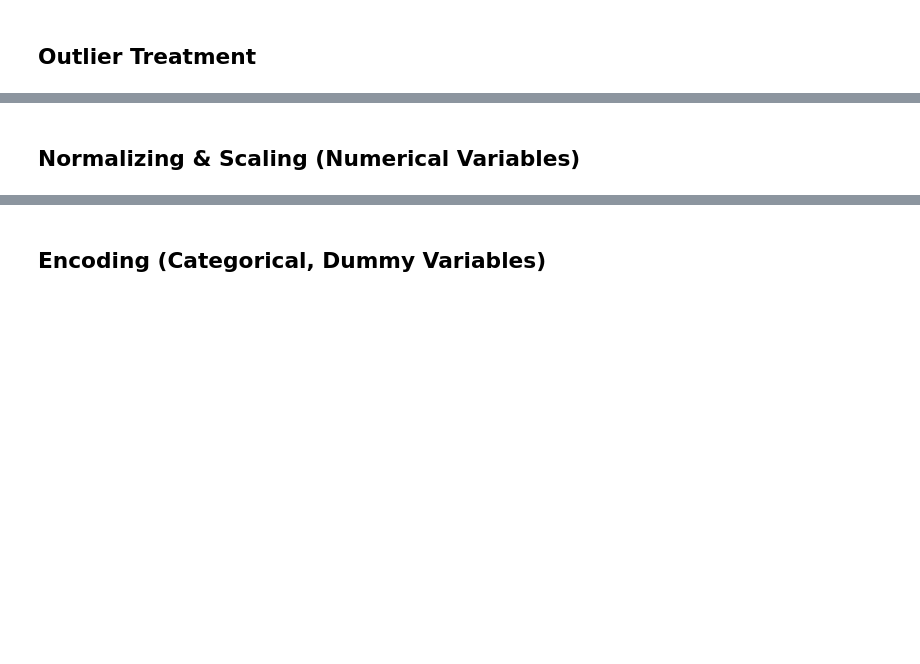
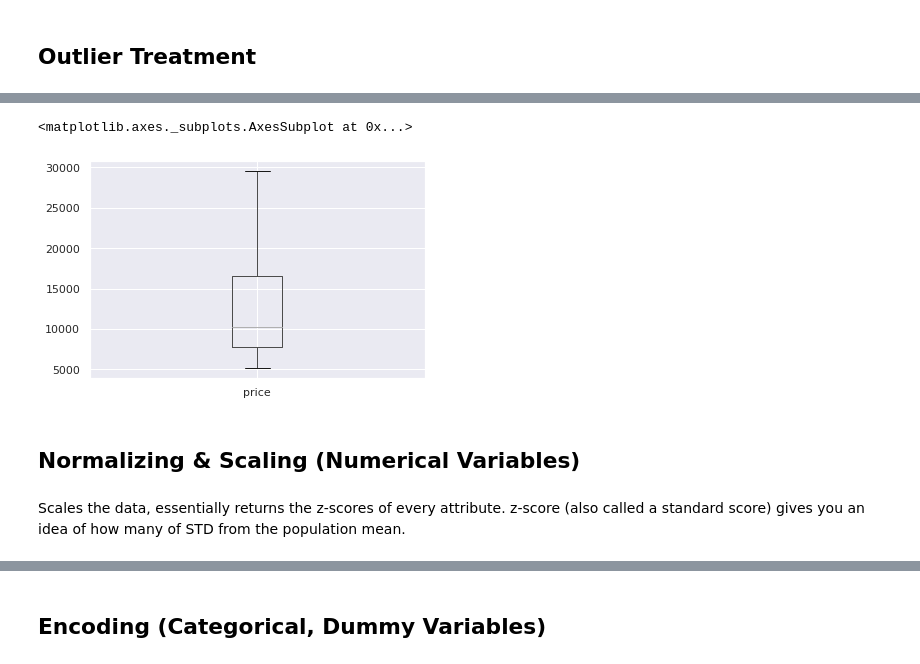
Before and after one commit to ZhangxjMia/Python, a Jupyter notebook: Exploratory_Data_Analysis_(EDA)_.ipynb, the cells around one changed output, grey strips where cells are left out. Cells and saved outputs as stored; diff of their text form; code cells hidden in the pictures; blank space fills up the shorter version.

```diff
--- a/Exploratory_Data_Analysis_(EDA)_.ipynb
+++ b/Exploratory_Data_Analysis_(EDA)_.ipynb
@@ -270,2 +337,24 @@ auto[auto.duplicated()] #it shows no duplicate data
+# %%
+# def remove_outlier(col)
+def remove_outlier(col):
+  sorted(col)
+  Q1, Q3 = col.quantile([0.25, 0.75])
+  IQR = Q3 - Q1
+  lower_range = Q1 - (1.5 * IQR)
+  upper_range = Q3 + (1.5 * IQR)
+  return lower_range, upper_range
+# %%
+low_price, upp_price = remove_outlier(auto['price'])
+auto['price'] = np.where(auto['price'] > upp_price, upp_price, auto['price'])
+auto['price'] = np.where(auto['price'] < low_price, low_price, auto['price'])
+# %%
+auto.boxplot(column=['price'])
+plt.show()
+# %% [output]
+<matplotlib.axes._subplots.AxesSubplot at 0x...>
+[figure, added]
 # %% [markdown]
 ## Normalizing & Scaling (Numerical Variables)
+# %% [markdown]
+Scales the data, essentially returns the z-scores of every attribute.
+z-score (also called a standard score) gives you an idea of how many of STD from the population mean.
```
Also changed, not shown: parts of 22 cells of this notebook.
